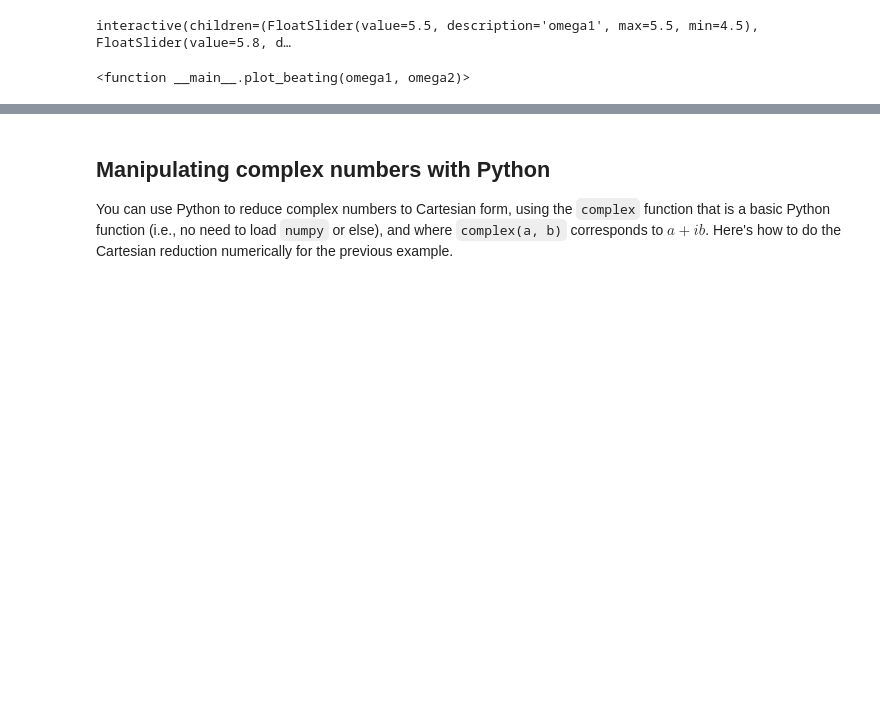
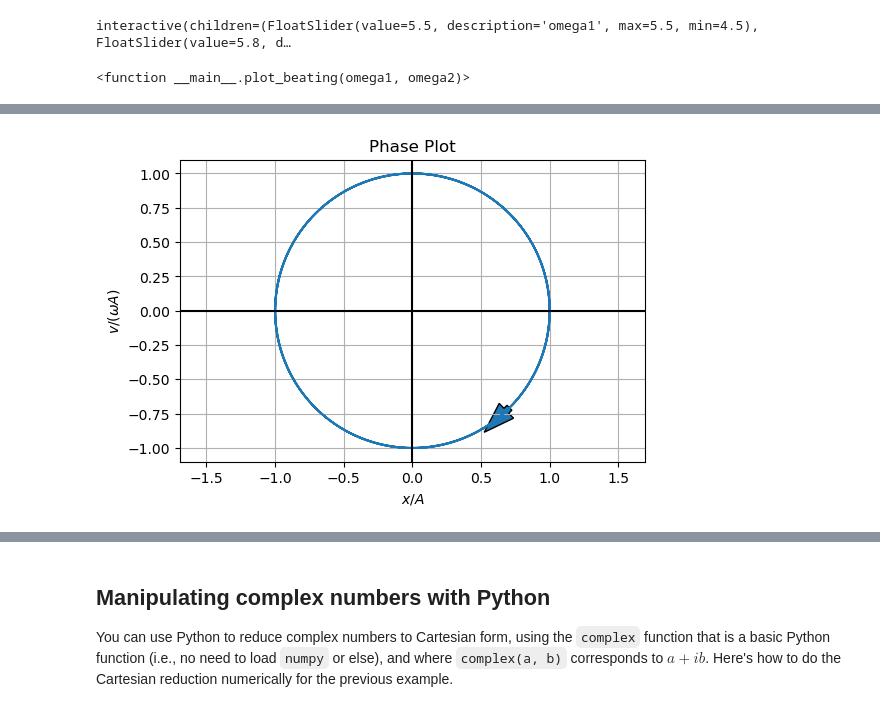
Before and after one commit to ChanJeunlam/254-lectures-2021, a Jupyter notebook: L02-FmaTools/L02_FmaTools.ipynb, the cells around one changed output, grey strips where cells are left out. Cells and saved outputs as stored; diff of their text form; code cells hidden in the pictures; blank space fills up the shorter version.

```diff
--- a/L02-FmaTools/L02_FmaTools.ipynb
+++ b/L02-FmaTools/L02_FmaTools.ipynb
@@ -648,0 +694,19 @@ interactive(children=(FloatSlider(value=5.5, description='omega1', max=5.5, min=
+# %%
+def plot_phase_SHM():
+    """ Second figure shows phase space plot """
+    plt.plot(xnorm, vnorm)
+    plt.xlabel(r'$x/A$')
+    plt.ylabel(r'$v/(\omega A)$')
+    plt.arrow(xnorm[0], vnorm[0], xnorm[1]-xnorm[0], vnorm[1]-vnorm[0], width=0.05)
+    plt.grid()
+    plt.title('Phase Plot')
+    plt.xlim([-1.1, 1.1])
+    plt.ylim([-1.2, 1.1])
+    plt.axhline(0., color='k')  # $v=0$ axis
+    plt.axvline(0., color='k')  # $x=0$ axis
+    plt.axis('equal')
+    return
+# %%
+plot_phase_SHM()
+# %% [output]
+[figure, added]
```
Also changed, not shown: parts of 18 cells of this notebook.
